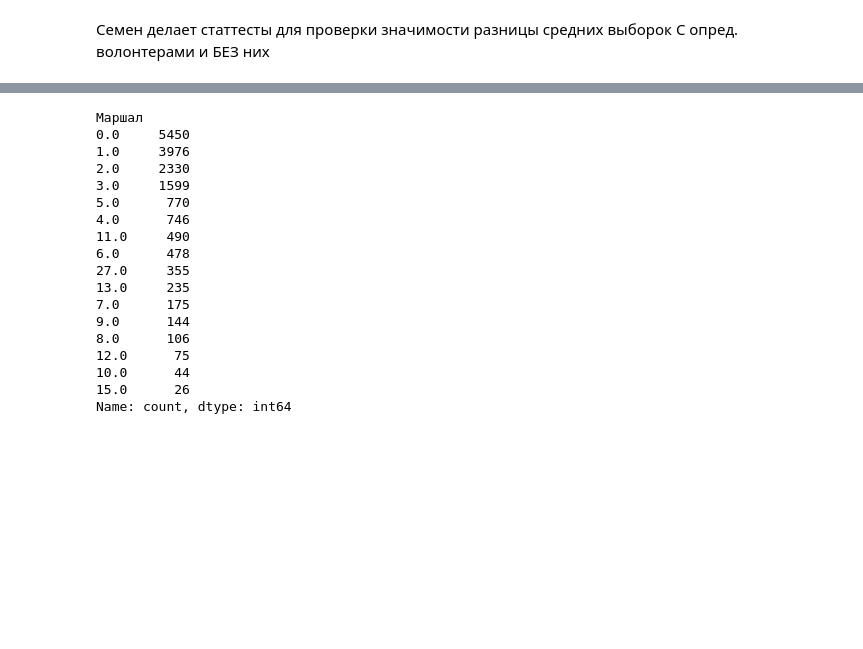
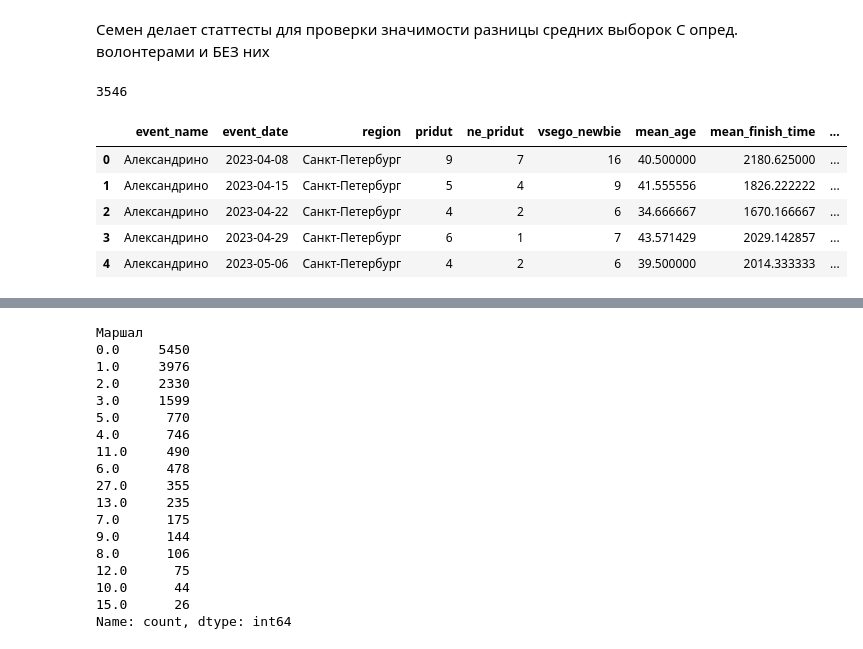
Before and after one commit to Alex12345432141242/abort-404, a Jupyter notebook: statests for volunteers.ipynb, the cells around one changed output, grey strips where cells are left out. Cells and saved outputs as stored; diff of their text form; code cells hidden in the pictures; blank space fills up the shorter version.

```diff
--- a/statests for volunteers.ipynb
+++ b/statests for volunteers.ipynb
@@ -155,2 +155,36 @@ sns.histplot(num_col_starts.cnt_volunteers)
 # %% [markdown]
 Семен делает статтесты для проверки значимости разницы средних выборок С опред. волонтерами и БЕЗ них
+# %%
+cnt_ludei = starts.groupby(['event_name', 'event_date']).agg(
+    cnt_runners = ('athlete_id', 'count'),
+    region = ('region', 'last'),
+    discomfort_index = ('discomfort_index','last')
+)
+
+info_about_jogging = first_runs.groupby(['event_name', 'event_date', 'region']).agg(
+    pridut = ('athlete_id', lambda x: len(x[first_runs['is_repeated'] == 1])),
+    ne_pridut = ('athlete_id', lambda x: len(x[first_runs['is_repeated'] == 0])),
+    vsego_newbie = ('athlete_id', 'count'),
+    mean_age = ('athlete_age', 'mean'),
+    mean_finish_time = ('finish_time', 'mean'),
+    mean_gender =('is_male', lambda x: x.sum() / len(x))        #чем ближе к 1 - тем больше мужчин на пробежке было
+
+).reset_index()
+info_about_jogging = info_about_jogging.merge(cnt_ludei, on=['event_date', 'event_name', 'region'], how='left')
+info_about_jogging = info_about_jogging.merge(volunteer_counts, on=['event_date','event_name'], how='left')
+
+info_about_jogging = info_about_jogging.fillna(0)
+info_about_jogging['otnos_ne_pridut'] = info_about_jogging['ne_pridut'] / info_about_jogging['vsego_newbie']
+
+print(len(info_about_jogging))
+info_about_jogging['cnt_volunteers'] = info_about_jogging.iloc[:, 10:37].sum(axis=1)
+
+display(info_about_jogging.head(5))
+# %% [output]
+3546
+|  | event_name | event_date | region | pridut | ne_pridut | vsego_newbie | mean_age | mean_finish_time | ... |
+| 0 | Александрино | 2023-04-08 | Санкт-Петербург | 9 | 7 | 16 | 40.500000 | 2180.625000 | ... |
+| 1 | Александрино | 2023-04-15 | Санкт-Петербург | 5 | 4 | 9 | 41.555556 | 1826.222222 | ... |
+| 2 | Александрино | 2023-04-22 | Санкт-Петербург | 4 | 2 | 6 | 34.666667 | 1670.166667 | ... |
+| 3 | Александрино | 2023-04-29 | Санкт-Петербург | 6 | 1 | 7 | 43.571429 | 2029.142857 | ... |
+| 4 | Александрино | 2023-05-06 | Санкт-Петербург | 4 | 2 | 6 | 39.500000 | 2014.333333 | ... |
```
Also changed, not shown: parts of 20 cells of this notebook.
